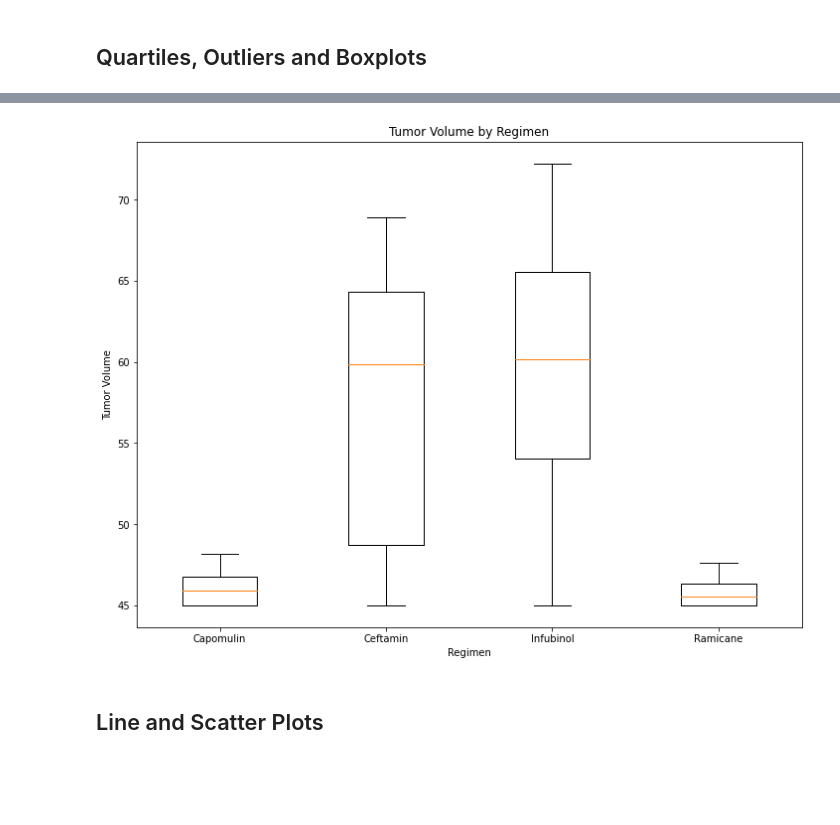
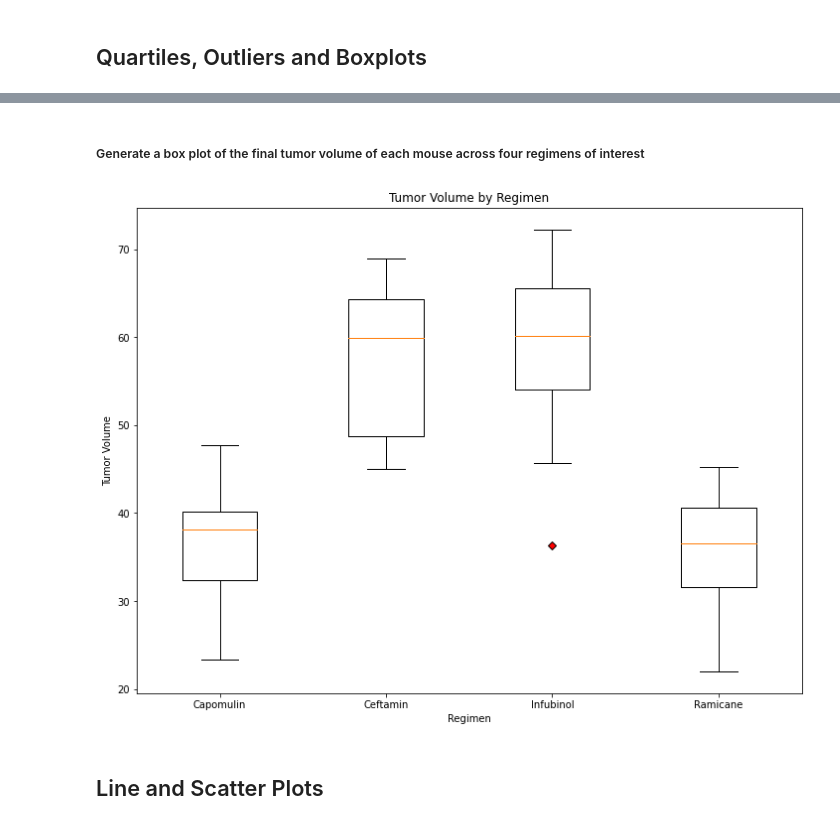
Before and after one commit to citizendez/Matplotlib_Challenge, a Jupyter notebook: 01-Case-Assignment/Instructions/Pymaceuticals/pymaceuticals_starter.ipynb, the cells around one changed output, grey strips where cells are left out. Cells and saved outputs as stored; diff of their text form; code cells hidden in the pictures; blank space fills up the shorter version.

```diff
--- a/01-Case-Assignment/Instructions/Pymaceuticals/pymaceuticals_starter.ipynb
+++ b/01-Case-Assignment/Instructions/Pymaceuticals/pymaceuticals_starter.ipynb
@@ -79,0 +39,4 @@ len(clean_df['Mouse ID'].unique())
+# %%
+#id duplicate
+dup_mouse_id = df_dup_mouse_data['Mouse ID'].unique()[0]
+dup_mouse_id
@@ -79,0 +58,4 @@ len(clean_df['Mouse ID'].unique())
+# %%
+# drop the duplicate
+clean_df = df[df['Mouse ID'] != dup_mouse_id]
+clean_df
@@ -223,10 +258,16 @@ plt.axis("equal")
 # Capomulin, Ramicane, Infubinol, and Ceftamin
 
 # Start by getting the last (greatest) timepoint for each mouse
-mouse_df = clean_df.groupby('Mouse ID').max()
-# Merge this group df with the original dataframe to get the tumor volume at the last timepoint
-merged_mt_df = pd.merge(mouse_df, clean_df, on=['Mouse ID', 'Timepoint'], how='inner', suffixes=['','_y'])
-merged_mt_df.to_csv("data/merged.csv", index=False, header=True)
+mouse_df_max_timepoint = clean_df.groupby('Mouse ID', as_index=False).max()
+#select all rows and just 2 columns
+mouse_df_max_timepoint = mouse_df_max_timepoint.loc[:, ['Mouse ID', 'Timepoint']]
+#send to excel for review
+mouse_df_max_timepoint.to_csv("data/mouse_df_max_timepoint.csv", index=False, header=True)
+# %%
+# Merge mouse_df_max_timepoint with the original dataframe to get the tumor volume at the last timepoint
+merged_mt_df = pd.merge(clean_df, mouse_df_max_timepoint, on=['Mouse ID', 'Timepoint'], how='inner', suffixes=['','_y'])
+merged_mt_df.sort_values('Timepoint', ascending=False).head(50)
+merged_mt_df.to_csv("data/merged.csv", index=False, header=True)
 # %%
 #removing unneeded columns
 tumor_vol_df = merged_mt_df.iloc[:,[0,1,2,3,4,5]]
@@ -280,20 +329,21 @@ capomulin = vol_by_reg_df.loc[vol_by_reg_df['Drug Regimen'] == 'Capomulin']['Tum
 ceftamin = vol_by_reg_df.loc[vol_by_reg_df['Drug Regimen'] == 'Ceftamin']['Tumor Volume (mm3)']
 infubinol = vol_by_reg_df.loc[vol_by_reg_df['Drug Regimen'] == 'Infubinol']['Tumor Volume (mm3)']
 ramicane = vol_by_reg_df.loc[vol_by_reg_df['Drug Regimen'] == 'Ramicane']['Tumor Volume (mm3)']
+# %% [markdown]
+##### Generate a box plot of the final tumor volume of each mouse across four regimens of interest
 # %%
 # Generate a box plot of the final tumor volume of each mouse across four regimens of interest
 #create box plot and format results
-outliers = [55,56,57,58,59,70]
-green_diamond = dict(markerfacecolor='g', marker='D')
+green_diamond = dict(markerfacecolor='r', marker='D')
 figs = plt.figure(figsize = (12,9))
 plt.boxplot(( capomulin, ceftamin, infubinol, ramicane), flierprops=green_diamond)
 plt.title('Tumor Volume by Regimen')
 plt.xlabel('Regimen')
 plt.xticks([1,2,3, 4],treatments)
 plt.ylabel('Tumor Volume')
 plt.show()
 # %% [output]
-[figure, old version]
+[figure, new version]
 # %% [markdown]
 ## Line and Scatter Plots
 # %%
```
Also changed, not shown: parts of 40 cells of this notebook, 2 other files.
